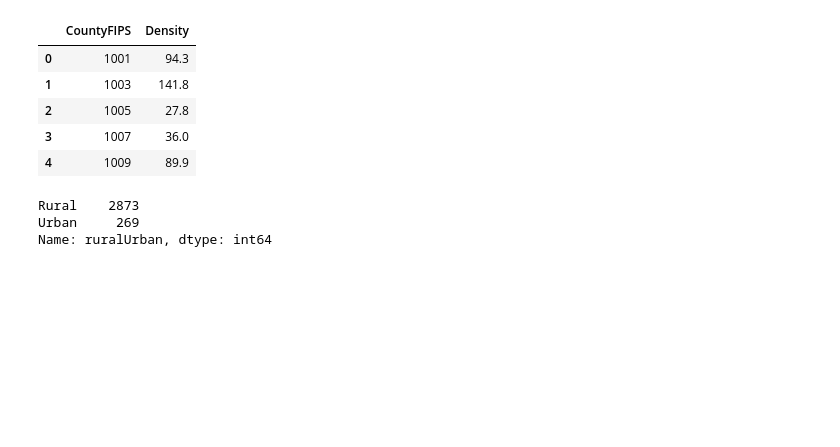
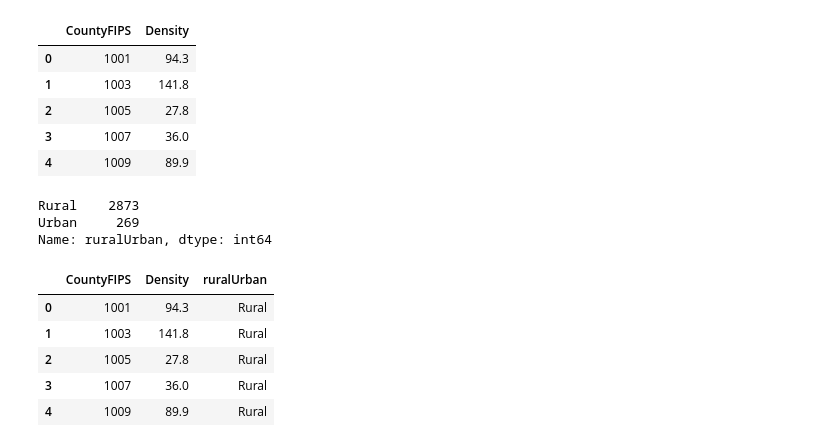
Before and after one commit to Degri95/Final_Project, a Jupyter notebook: CDC_data_exploration_and_analysis.ipynb, the cells around one changed output. Saved outputs shown, nothing was run; the diff lists cells and outputs as text; code cells hidden in the pictures; blank space fills up the shorter version.

```diff
--- a/CDC_data_exploration_and_analysis.ipynb
+++ b/CDC_data_exploration_and_analysis.ipynb
@@ -288,7 +303,7 @@ population_df.head(5)
 # %%
 # Filter to keep the FIPS and the Population Density
 
-population_df = census_df.filter(['FIPS', 'Population Density'], axis = 1)
+population_df = population_df.filter(['FIPS', 'Population Density'], axis = 1)
 population_df.head(5)
 # %% [output]
 |  | FIPS | Population Density |
@@ -309,7 +324,7 @@ Population Density    float64
 dtype: object
 # %%
 # Rename Columns
-population_df = census_df.rename(columns={"FIPS": "CountyFIPS", "Population Density": "Density"})
+population_df = population_df.rename(columns={"FIPS": "CountyFIPS", "Population Density": "Density"})
 population_df.head()
 # %% [output]
 |  | CountyFIPS | Density |
@@ -321,7 +336,7 @@ population_df.head()
 # %%
 #create a new column the classifies countries as Rural or Urban based on population density
 #create a list of conditions
-conditions = [(census_df['Density']<=500),(census_df['Density'] >500)]
+conditions = [(population_df['Density']<=500),(population_df['Density'] >500)]
 
 #create the list of values to assign for each condition
 values = ['Rural', 'Urban']
@@ -334,3 +349,12 @@ population_df['ruralUrban'].value_counts()
 Rural    2873
 Urban     269
 Name: ruralUrban, dtype: int64
+# %%
+population_df.head()
+# %% [output]
+|  | CountyFIPS | Density | ruralUrban |
+| 0 | 1001 | 94.3 | Rural |
+| 1 | 1003 | 141.8 | Rural |
+| 2 | 1005 | 27.8 | Rural |
+| 3 | 1007 | 36.0 | Rural |
+| 4 | 1009 | 89.9 | Rural |
```
Also changed, not shown: parts of 6 cells of this notebook, 13 other files.
